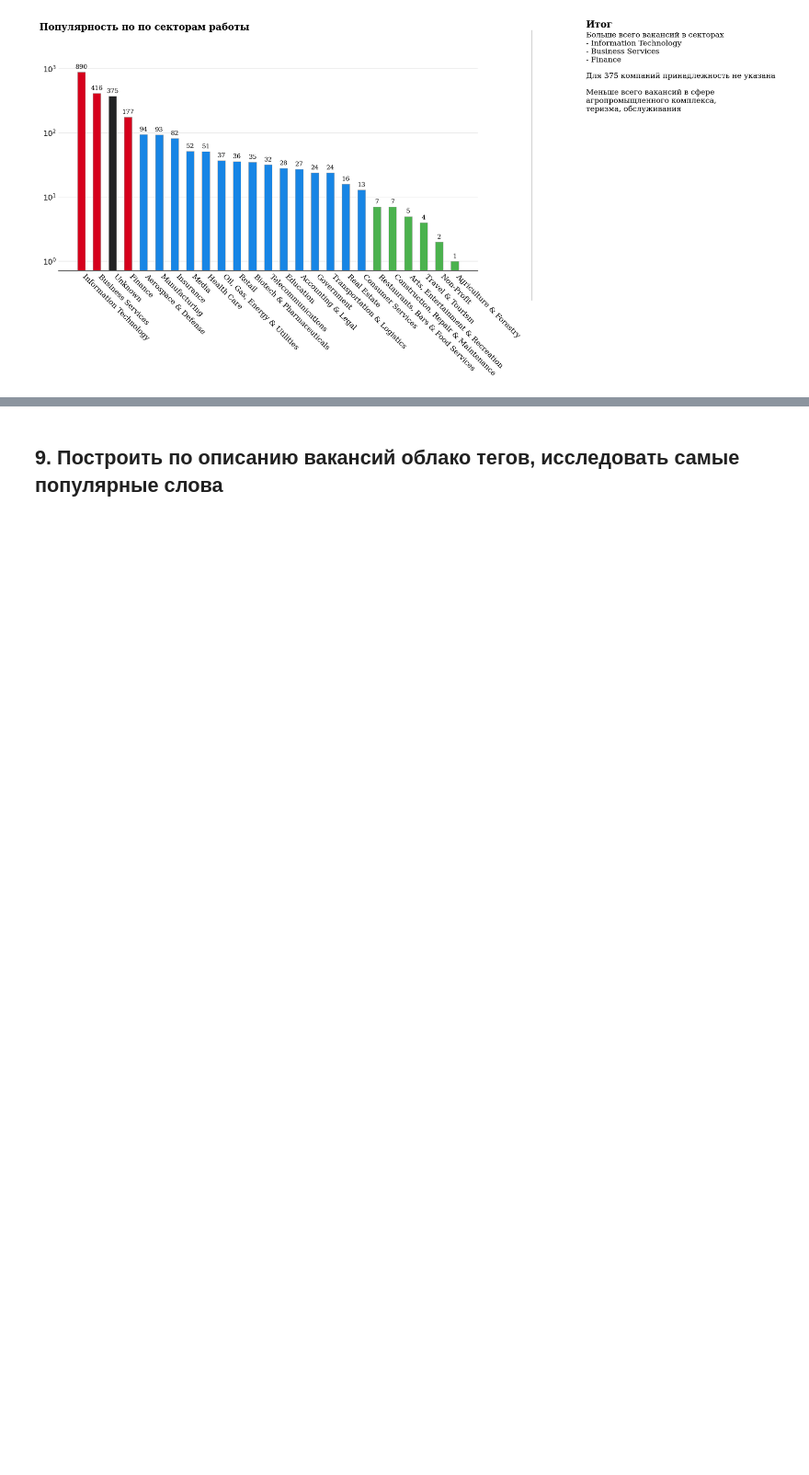
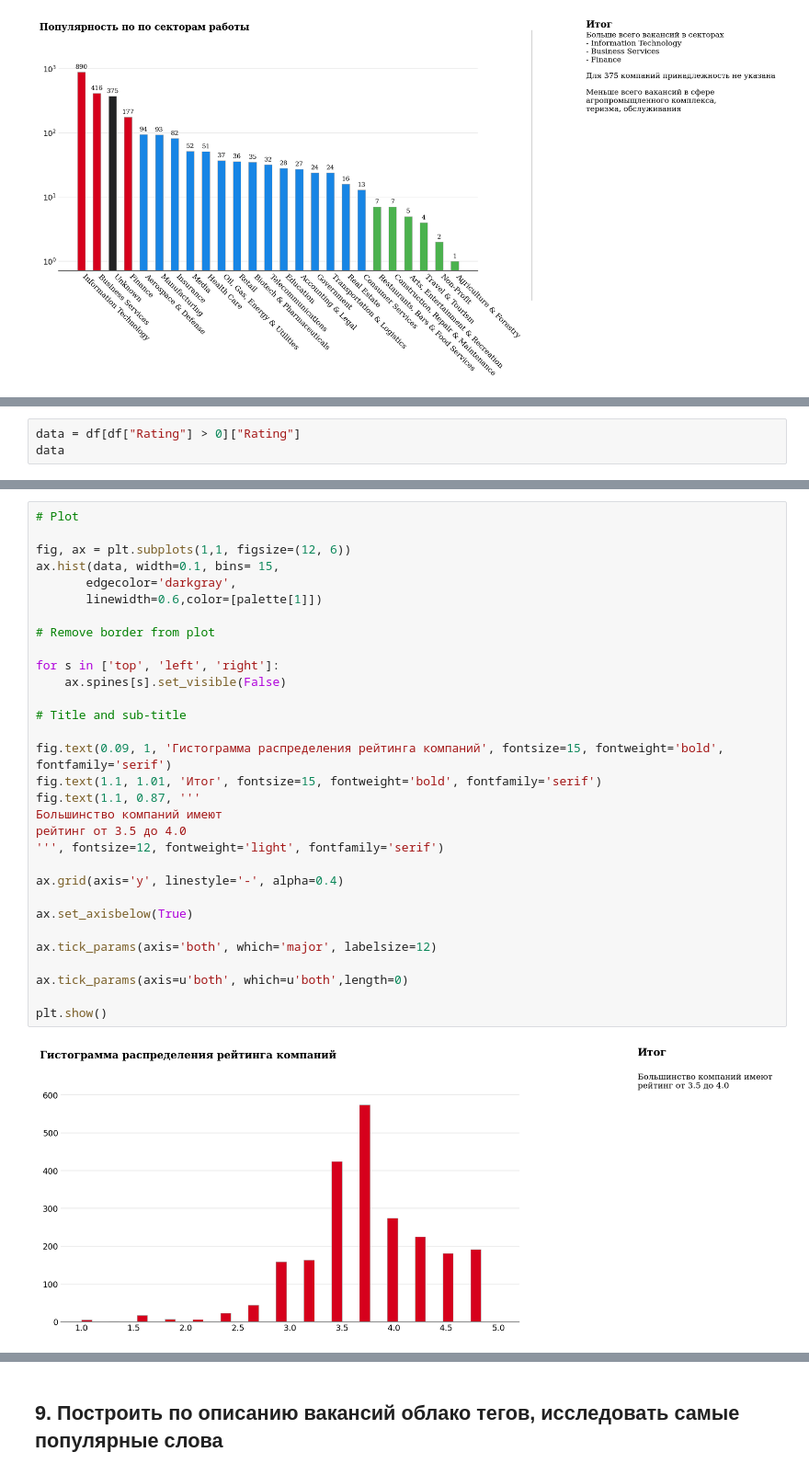
Before and after one commit to rozh1/DE_Sprint, a Jupyter notebook: 1/1.6/practice.ipynb, the cells around one changed output, grey strips where cells are left out. Shown at 92% size. Saved outputs shown, nothing was run; the diff lists cells and outputs as text; blank space fills up the shorter version.

```diff
--- a/1/1.6/practice.ipynb
+++ b/1/1.6/practice.ipynb
@@ -510,0 +637,3 @@ plt.show()
+# %%
+data = df[df["Rating"] > 0]["Rating"]
+data
@@ -510,0 +653,33 @@ plt.show()
+# %%
+# Plot
+
+fig, ax = plt.subplots(1,1, figsize=(12, 6))
+ax.hist(data, width=0.1, bins= 15,
+       edgecolor='darkgray',
+       linewidth=0.6,color=[palette[1]])
+
+# Remove border from plot
+
+for s in ['top', 'left', 'right']:
+    ax.spines[s].set_visible(False)
+
+# Title and sub-title
+
+fig.text(0.09, 1, 'Гистограмма распределения рейтинга компаний', fontsize=15, fontweight='bold', fontfamily='serif')
+fig.text(1.1, 1.01, 'Итог', fontsize=15, fontweight='bold', fontfamily='serif')
+fig.text(1.1, 0.87, '''
+Большинство компаний имеют
+рейтинг от 3.5 до 4.0
+''', fontsize=12, fontweight='light', fontfamily='serif')
+
+ax.grid(axis='y', linestyle='-', alpha=0.4)
+
+ax.set_axisbelow(True)
+
+ax.tick_params(axis='both', which='major', labelsize=12)
+
+ax.tick_params(axis=u'both', which=u'both',length=0)
+
+plt.show()
+# %% [output]
+[figure, added]
```
Also changed, not shown: parts of 12 cells of this notebook.
